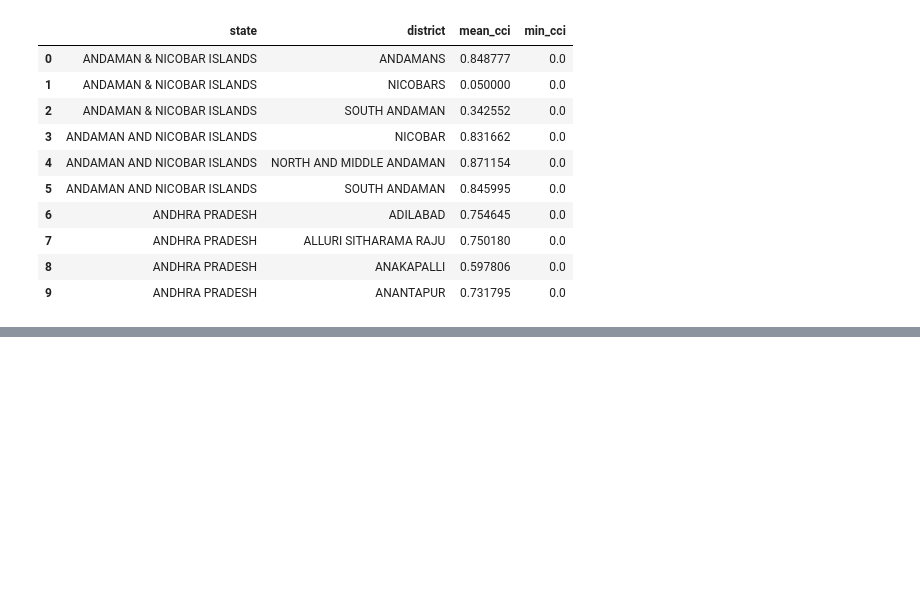
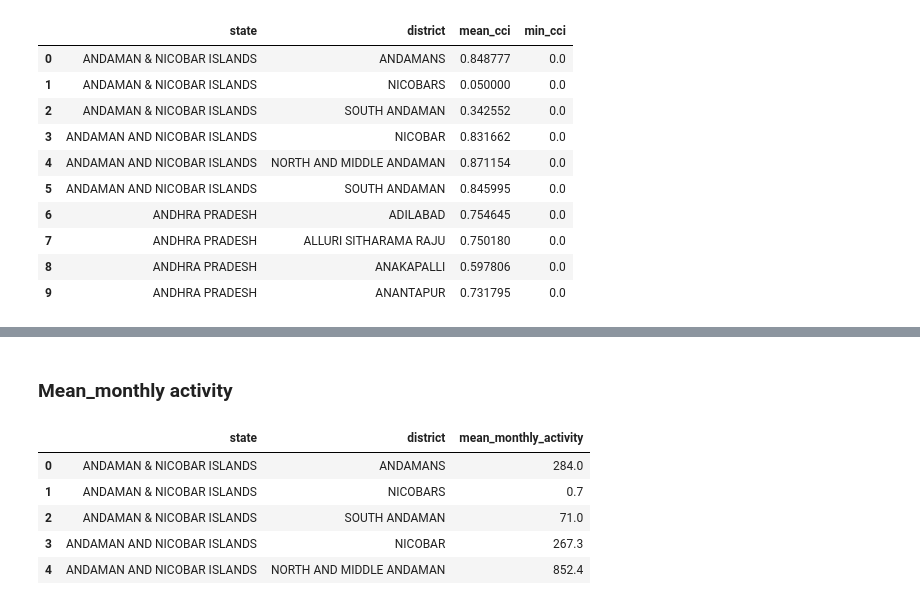
Before and after one commit to MayankDash/Aadhar_UIDAI_DataExploration, a Jupyter notebook: 02_feature_engineering.ipynb, the cells around one changed output, grey strips where cells are left out. Drawn from its saved outputs; the diff is of its cells as text; code cells hidden in the pictures; blank space fills up the shorter version.

```diff
--- a/02_feature_engineering.ipynb
+++ b/02_feature_engineering.ipynb
@@ -304,0 +395,19 @@ monthly_base.to_csv("data/monthly_metrics.csv")
+# %% [markdown]
+### Mean_monthly activity
+# %%
+activity_heatmap_df = (
+    monthly_base
+    .groupby(["state", "district"], as_index=False)
+    .agg(
+        mean_monthly_activity=("total_activity", "mean")
+    )
+)
+# %%
+activity_heatmap_df.head()
+# %% [output]
+|  | state | district | mean_monthly_activity |
+| 0 | ANDAMAN & NICOBAR ISLANDS | ANDAMANS | 284.0 |
+| 1 | ANDAMAN & NICOBAR ISLANDS | NICOBARS | 0.7 |
+| 2 | ANDAMAN & NICOBAR ISLANDS | SOUTH ANDAMAN | 71.0 |
+| 3 | ANDAMAN AND NICOBAR ISLANDS | NICOBAR | 267.3 |
+| 4 | ANDAMAN AND NICOBAR ISLANDS | NORTH AND MIDDLE ANDAMAN | 852.4 |
```
Also changed, not shown: parts of 17 cells of this notebook, 5 other files.
